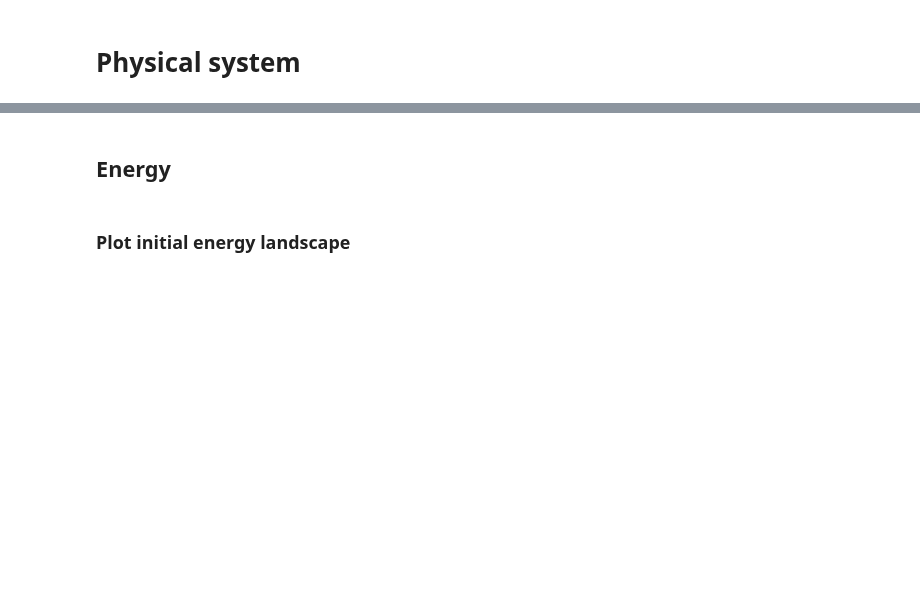
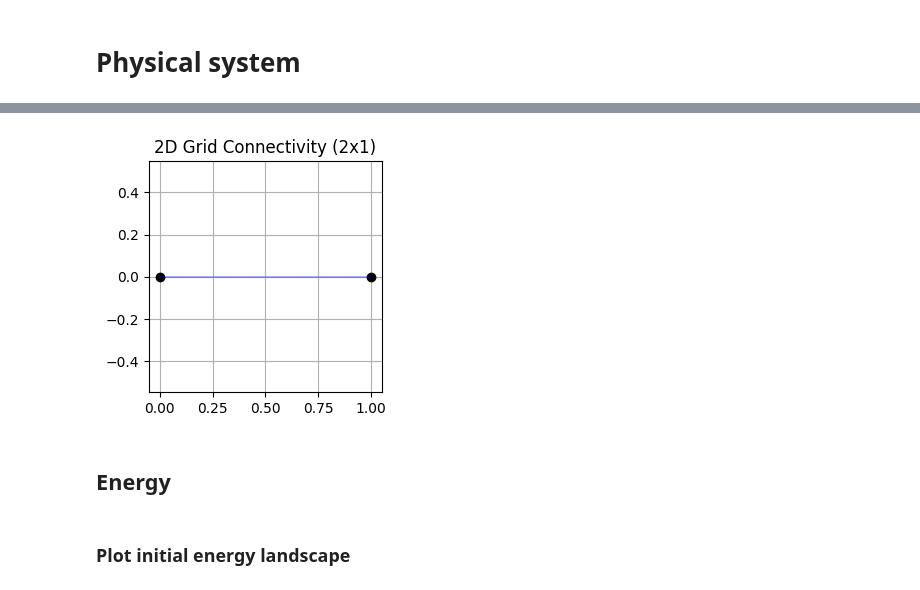
Before and after one commit to cyboesch/oscillator_dev, a Jupyter notebook: projects/physical-diffusion-models/notebooks/sampling-from-gaussian-mixture.ipynb, the cells around one changed output, grey strips where cells are left out. Cells and saved outputs as stored; diff of their text form; code cells hidden in the pictures; blank space fills up the shorter version.

```diff
--- a/projects/physical-diffusion-models/notebooks/sampling-from-gaussian-mixture.ipynb
+++ b/projects/physical-diffusion-models/notebooks/sampling-from-gaussian-mixture.ipynb
@@ -97,8 +90,11 @@ plt.show()
 # %%
+Temp = 0.01
 N_osc = 2
 connectivity = jnp.array([[0, 1]])
 num_connections = connectivity.shape[0]
 visualize_connectivity(connectivity,grid_size_x=2,grid_size_y=1)
+# %% [output]
+[figure, added]
 # %% [markdown]
 ## Energy
 # %%
```
Also changed, not shown: parts of 18 cells of this notebook, 1 other file.
